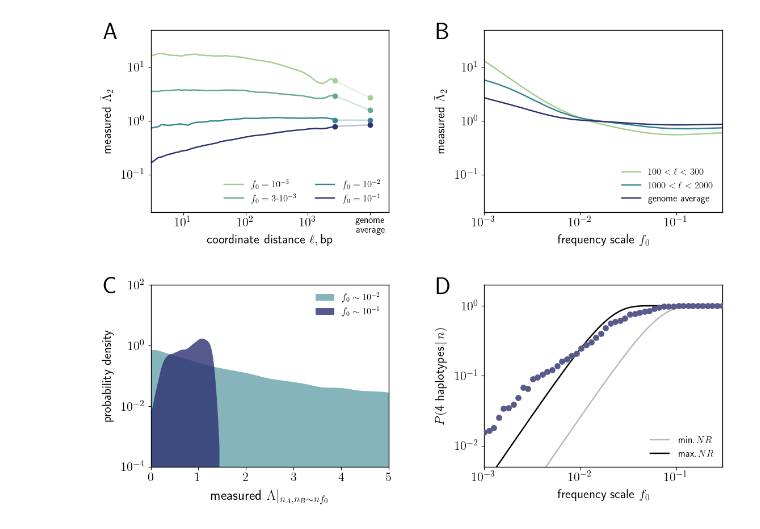
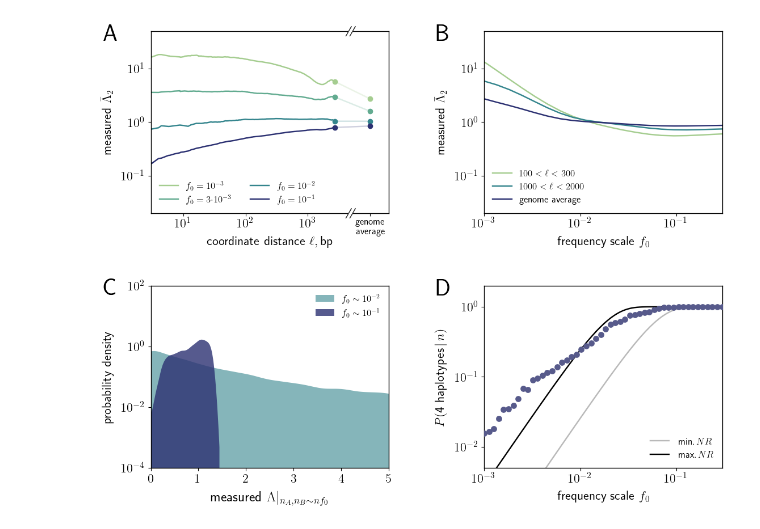
Before and after one commit to alyulina/linkage-equilibrium, a Jupyter notebook: figures/fig9.ipynb, the cells around one changed output. Cells and saved outputs as stored; diff of their text form; code cells hidden in the pictures.

Commit message:
added broken x axis

```diff
--- a/figures/fig9.ipynb
+++ b/figures/fig9.ipynb
@@ -85,10 +85,25 @@ for c in range(4):
                 z=1
 
             plt.loglog(ell_scan[i][0][:-1], ell_scan[i][1][:-1], color=color, linewidth=w, label=labels[i], zorder=z)
-            plt.loglog([ell_scan[i][0][-2], 1e4], ell_scan[i][1][-2:], color=color, alpha=0.3, linewidth=w, zorder=z)
+            plt.loglog([ell_scan[i][0][-2], 1e4], ell_scan[i][1][-2:], color=color, alpha=0.225, linewidth=w, zorder=z)
 
             plt.scatter(ell_scan[i][0][-2], ell_scan[i][1][-2], color=color)
             plt.scatter(1e4, ell_scan[i][1][-1], color=color)
+
+        # trying to add broken x axis in a weird way
+
+        for x in np.linspace(0.794, 0.809, 16):
+            ax.text(x, 0.964, r"$\textbf{|}$", color='white', fontsize=14, rotation=60, horizontalalignment='left', verticalalignment='bottom', transform=ax.transAxes)
+
+        ax.text(0.809, 0.964, r"$\textbf{|}$", fontsize=14, rotation=60, horizontalalignment='left', verticalalignment='bottom', transform=ax.transAxes)
+        ax.text(0.794, 0.964, r"$\textbf{|}$", fontsize=14, rotation=60, horizontalalignment='left', verticalalignment='bottom', transform=ax.transAxes)
+
+        for x in np.linspace(0.794, 0.809, 16):
+            ax.text(x, -0.036, r"$\textbf{|}$", color='white', fontsize=14, rotation=60, horizontalalignment='left', verticalalignment='bottom', transform=ax.transAxes)
+
+        ax.text(0.809, -0.036, r"$\textbf{|}$", fontsize=14, rotation=60, horizontalalignment='left', verticalalignment='bottom', transform=ax.transAxes)
+        ax.text(0.794, -0.036, r"$\textbf{|}$", fontsize=14, rotation=60, horizontalalignment='left', verticalalignment='bottom', transform=ax.transAxes)
+
 
         plt.xticks([1e1, 1e2, 1e3, 1e4],
                    ['$10^{1}$', '$10^{2}$', '$10^{3}$', ''])
@@ -113,7 +128,7 @@ for c in range(4):
         #lines.insert(2, plt.Line2D(range(10), range(10), linestyle='none', marker='none'))
         #labels.insert(2,'')
 
-        plt.legend(frameon=False, fontsize=12, loc='lower right', labelspacing=0.5, ncol=2);
+        plt.legend(frameon=False, fontsize=12, loc='lower left', labelspacing=0.5, ncol=2);
 
     elif c == 1:
 
@@ -143,7 +158,7 @@ for c in range(4):
         plt.ylabel(r"\text{measured}\,\,$\bar{\Lambda}_2$", fontsize=16, labelpad=10)
         plt.xlabel(r"$\text{frequency scale}\,\,f_0$", fontsize=16, labelpad=8)
 
-        plt.legend(frameon=False, fontsize=12, loc='lower right', labelspacing=0.5);
+        plt.legend(frameon=False, fontsize=12, loc='lower left', labelspacing=0.5);
 
     elif c == 2:
 
@@ -191,31 +206,31 @@ for c in range(4):
 
         plt.plot(four_gamete_f0s, four_gamete_theory(four_gamete_f0s, NR=NR_min, n=4600), label=r"$\text{min.}\,NR$", color=grey, linewidth=w)
         plt.plot(four_gamete_f0s, four_gamete_theory(four_gamete_f0s, NR=NR_max, n=4600), label=r"$\text{max.}\,NR$", color='black', linewidth=w)
 
         plt.scatter(four_gamete_f0s[::2], four_gamete_prob[::2], linewidth=w, c=genome_wide_color, zorder=10)
 
         plt.xscale('log')
         plt.yscale('log')
         plt.minorticks_off()
 
         # changing font size since this is a smaller figure
         plt.tick_params(axis='both', labelsize=16)
 
         plt.xticks([1e-3, 1e-2, 1e-1],
                    ['$10^{-3}$', '$10^{-2}$', '$10^{-1}$'])
         plt.yticks([1e-2, 1e-1, 1e0, 1e1],
                    ['$10^{-2}$', '$10^{-1}$', '$10^{0}$', '$10^{1}$'])
 
         plt.xlim(1e-3, 3e-1)
         plt.ylim(0.5e-2, 2e0)
 
 
         # changing font size since this is a smaller figure
         plt.ylabel(r"$P(\text{4 haplotypes}\,|\,n)$", fontsize=16, labelpad=10);
         plt.xlabel(r"$\text{frequency scale}\,\,f_0$", fontsize=16, labelpad=8);
 
         plt.legend(frameon=False, fontsize=12, loc='lower right', handletextpad=1);
 
 plt.savefig('fig9.pdf',dpi=600,bbox_inches='tight')
 # %% [output]
-[figure, old version]
+[figure, new version]
```
Also changed, not shown: parts of 2 cells of this notebook.
